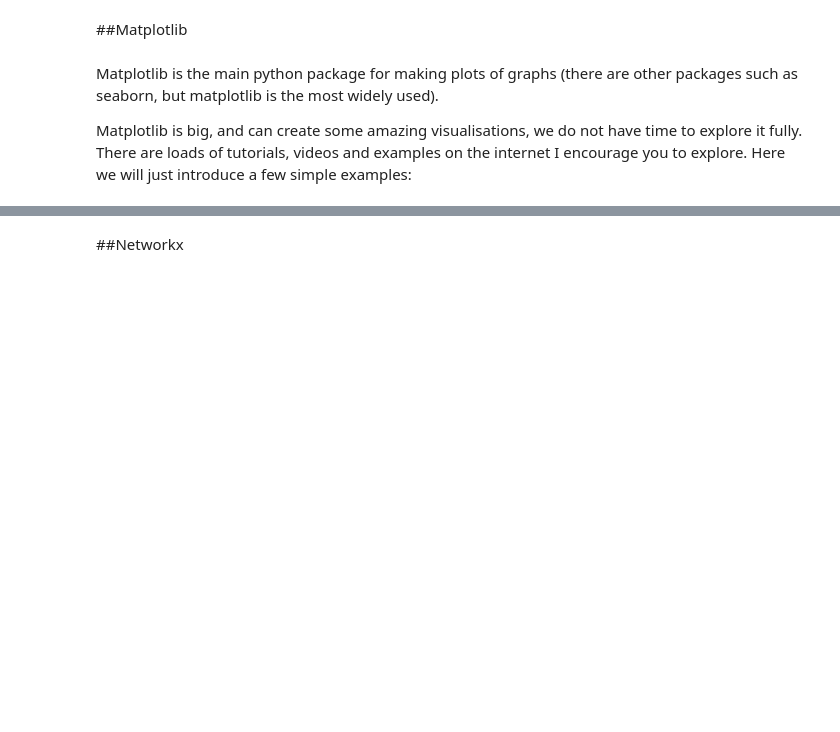
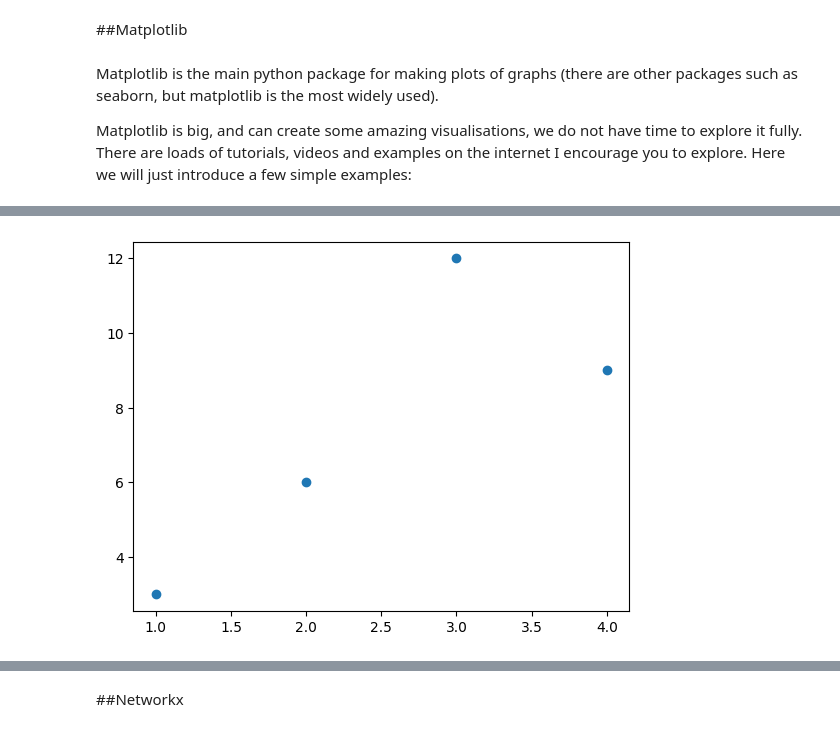
Before and after one commit to JasonPSmith/NTUMathsTeaching, a Jupyter notebook: IntroToDiscreteMaths/IDMA_Lectures_Partially_Filled.ipynb, the cells around one changed output, grey strips where cells are left out. Saved outputs shown, nothing was run; the diff lists cells and outputs as text; code cells hidden in the pictures; blank space fills up the shorter version.

```diff
--- a/IntroToDiscreteMaths/IDMA_Lectures_Partially_Filled.ipynb
+++ b/IntroToDiscreteMaths/IDMA_Lectures_Partially_Filled.ipynb
@@ -1574,4 +1784,8 @@ Matplotlib is big, and can create some amazing visualisations, we do not have ti
 # %%
 # A plot with points rather than a line, by adding 'o'
+plt.plot([1,2,3,4],[3,6,12,9],'o')
+plt.show()
+# %% [output]
+[figure, added]
 # %%
 # A simple bar chart
```
Also changed, not shown: parts of 40 cells of this notebook.
